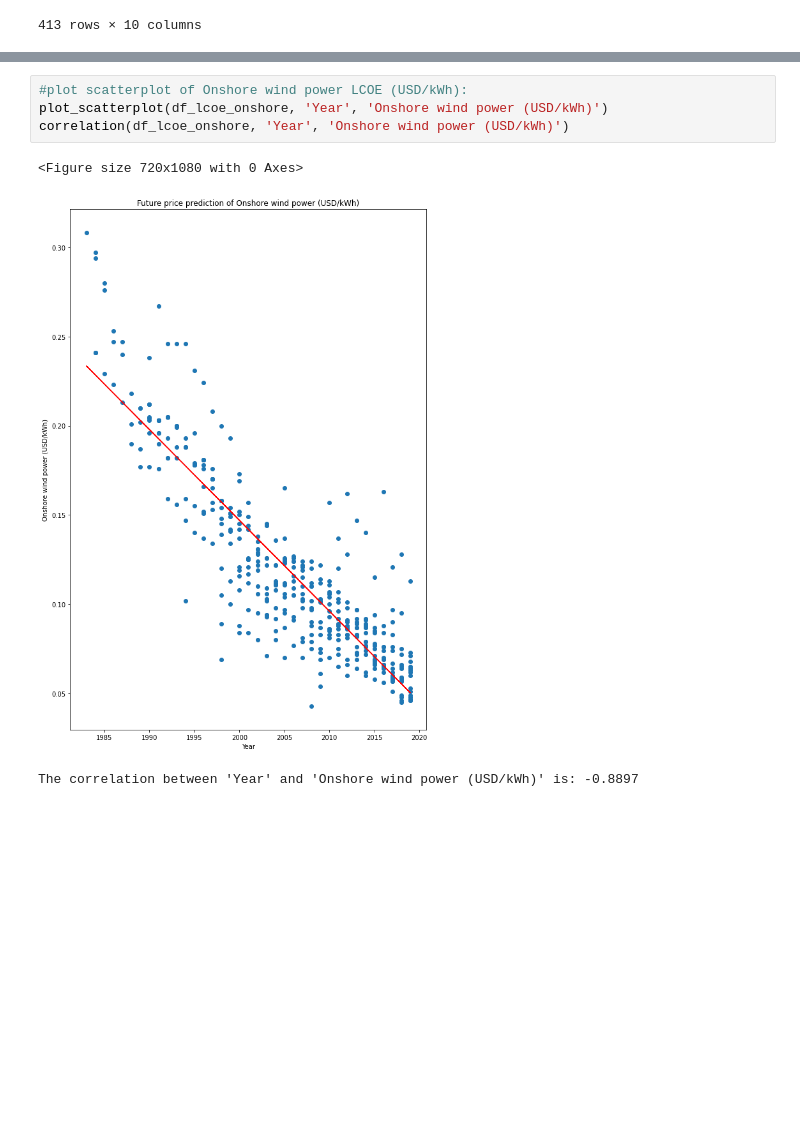
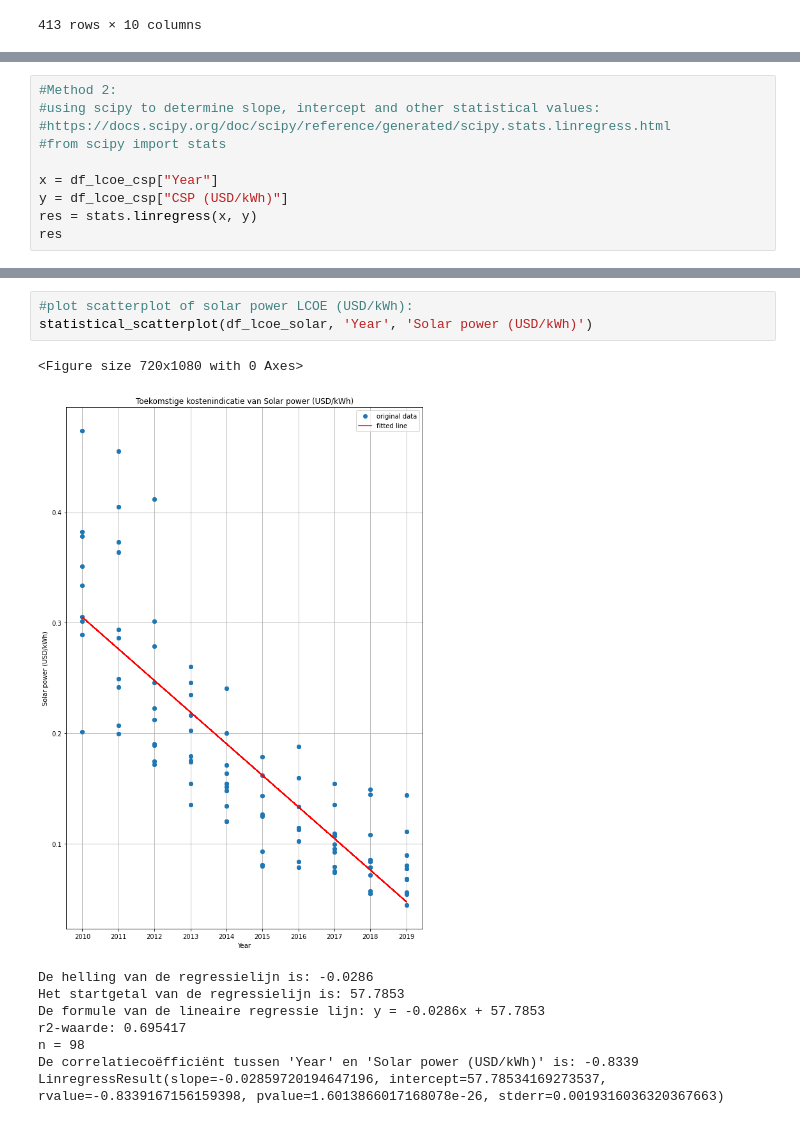
Before and after one commit to 88kHw88/Winc.Final_Assignment.CO2, a Jupyter notebook: Final_Assignment_CO2.ipynb, the cells around one changed output, grey strips where cells are left out. Drawn from its saved outputs; the diff is of its cells as text; blank space fills up the shorter version.

```diff
--- a/Final_Assignment_CO2.ipynb
+++ b/Final_Assignment_CO2.ipynb
@@ -513,0 +621,10 @@ def plot_scatterplot(df, column1, column2):
+# %%
+#Method 2:
+#using scipy to determine slope, intercept and other statistical values:
+#https://docs.scipy.org/doc/scipy/reference/generated/scipy.stats.linregress.html
+#from scipy import stats
+
+x = df_lcoe_csp["Year"]
+y = df_lcoe_csp["CSP (USD/kWh)"]
+res = stats.linregress(x, y)
+res
@@ -514,9 +696,14 @@ def plot_scatterplot(df, column1, column2):
 # %%
-#plot scatterplot of Onshore wind power LCOE (USD/kWh):
-plot_scatterplot(df_lcoe_onshore, 'Year', 'Onshore wind power (USD/kWh)')
-correlation(df_lcoe_onshore, 'Year', 'Onshore wind power (USD/kWh)')
+#plot scatterplot of solar power LCOE (USD/kWh):
+statistical_scatterplot(df_lcoe_solar, 'Year', 'Solar power (USD/kWh)')
 # %% [output]
 <Figure size 720x1080 with 0 Axes>
-[figure, old version]
+[figure, new version]
-The correlation between 'Year' and 'Onshore wind power (USD/kWh)' is: -0.8897
+De helling van de regressielijn is: -0.0286
+Het startgetal van de regressielijn is: 57.7853
+De formule van de lineaire regressie lijn: y = -0.0286x + 57.7853
+r2-waarde: 0.695417
+n = 98
+De correlatiecoëfficiënt tussen 'Year' en 'Solar power (USD/kWh)' is: -0.8339
+LinregressResult(slope=-0.02859720194647196, intercept=57.78534169273537, rvalue=-0.8339167156159398, pvalue=1.6013866017168078e-26, stderr=0.0019316036320367663)
 # %%
```
Also changed, not shown: parts of 30 cells of this notebook.
